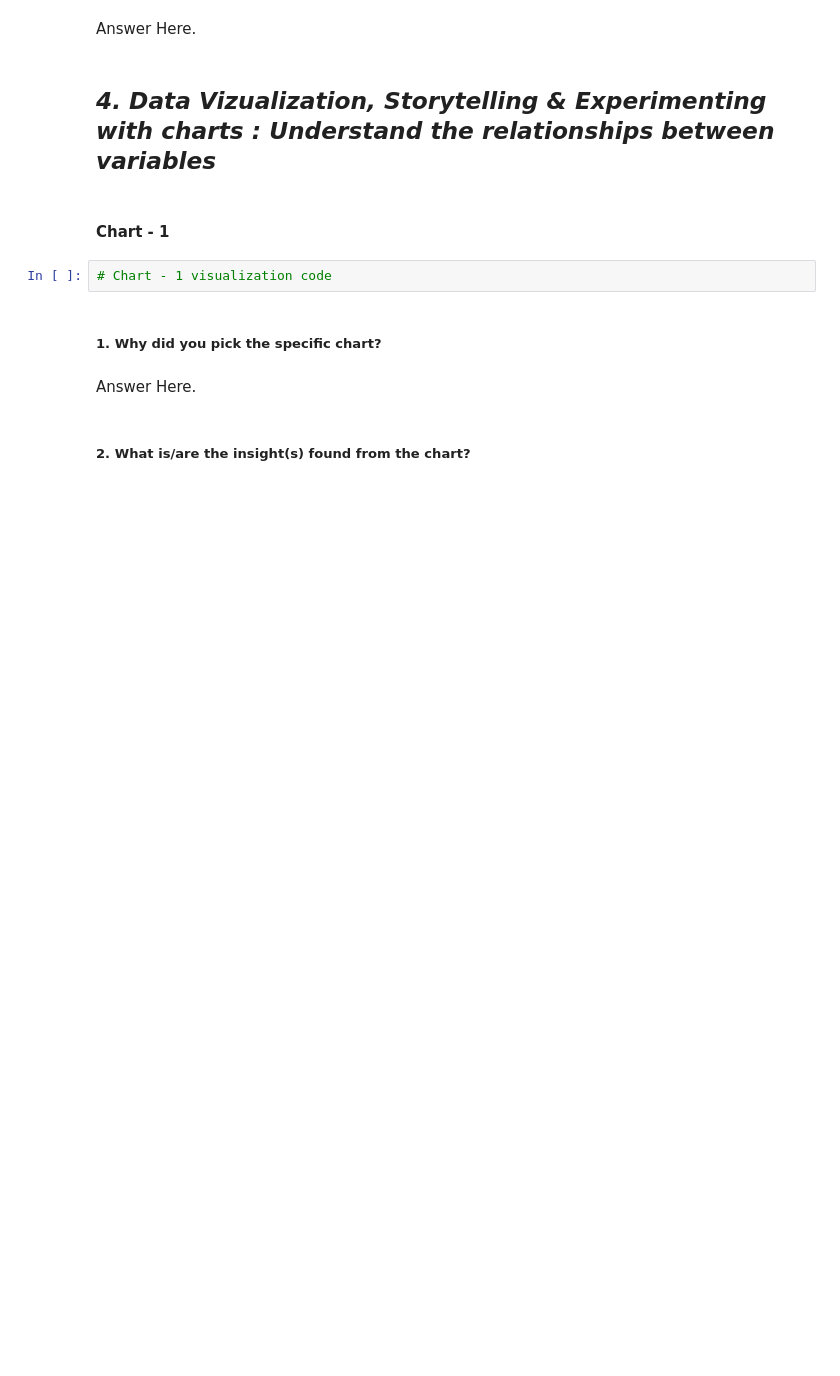
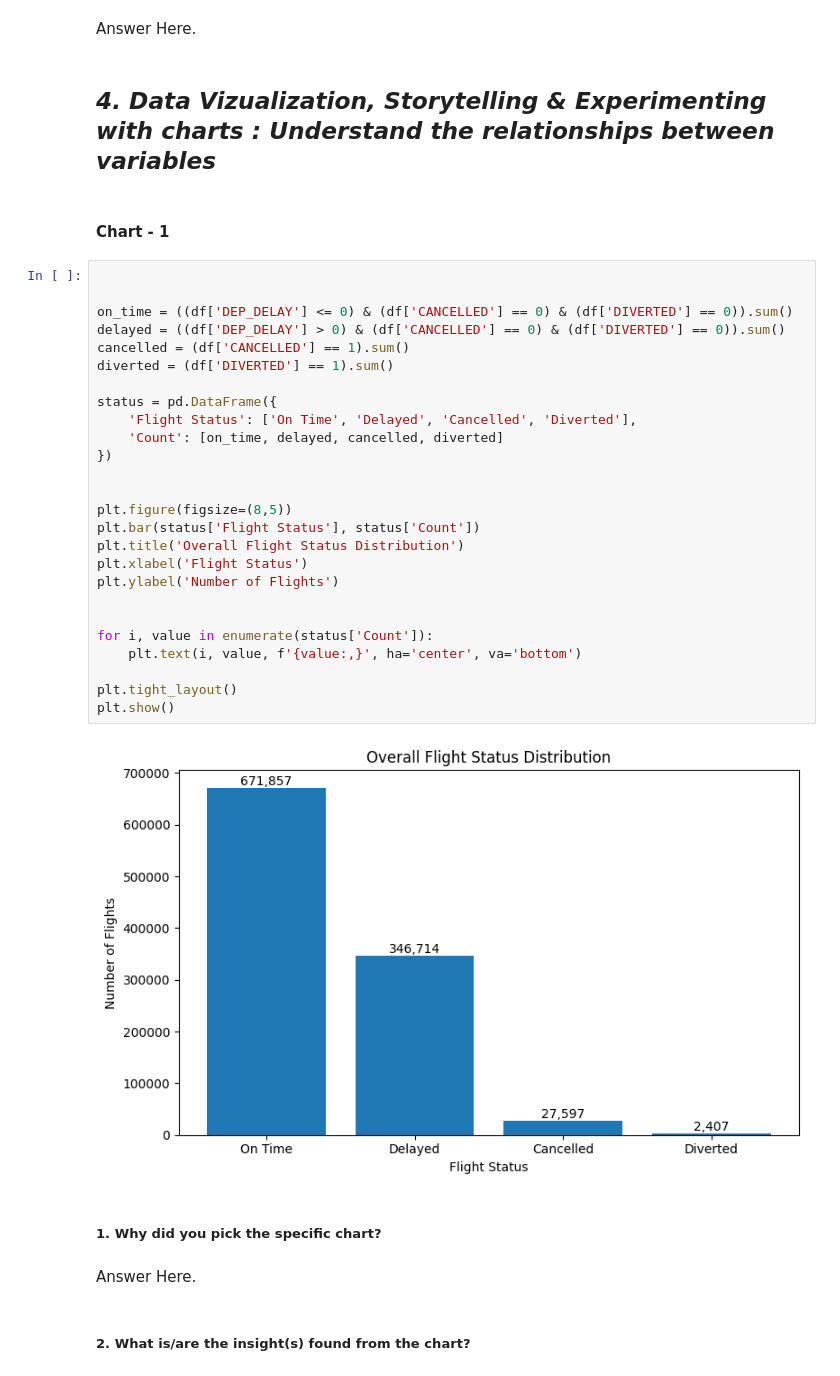
Before and after one commit to sanyam092006/ml_new, a Jupyter notebook: Sample_EDA_Submission_Template.ipynb, the cells around one changed output. Drawn from its saved outputs; the diff is of its cells as text; blank space fills up the shorter version.

```diff
--- a/Sample_EDA_Submission_Template.ipynb
+++ b/Sample_EDA_Submission_Template.ipynb
@@ -221,8 +223,34 @@ Answer Here.
 ## ***4. Data Vizualization, Storytelling & Experimenting with charts : Understand the relationships between variables***
 # %% [markdown]
 #### Chart - 1
-# %%
-# Chart - 1 visualization code
+# %%
+
+
+on_time = ((df['DEP_DELAY'] <= 0) & (df['CANCELLED'] == 0) & (df['DIVERTED'] == 0)).sum()
+delayed = ((df['DEP_DELAY'] > 0) & (df['CANCELLED'] == 0) & (df['DIVERTED'] == 0)).sum()
+cancelled = (df['CANCELLED'] == 1).sum()
+diverted = (df['DIVERTED'] == 1).sum()
+
+status = pd.DataFrame({
+    'Flight Status': ['On Time', 'Delayed', 'Cancelled', 'Diverted'],
+    'Count': [on_time, delayed, cancelled, diverted]
+})
+
+
+plt.figure(figsize=(8,5))
+plt.bar(status['Flight Status'], status['Count'])
+plt.title('Overall Flight Status Distribution')
+plt.xlabel('Flight Status')
+plt.ylabel('Number of Flights')
+
+
+for i, value in enumerate(status['Count']):
+    plt.text(i, value, f'{value:,}', ha='center', va='bottom')
+
+plt.tight_layout()
+plt.show()
+# %% [output]
+[figure, added]
 # %% [markdown]
 ##### 1. Why did you pick the specific chart?
 # %% [markdown]
```
Also changed, not shown: parts of 10 cells of this notebook.
